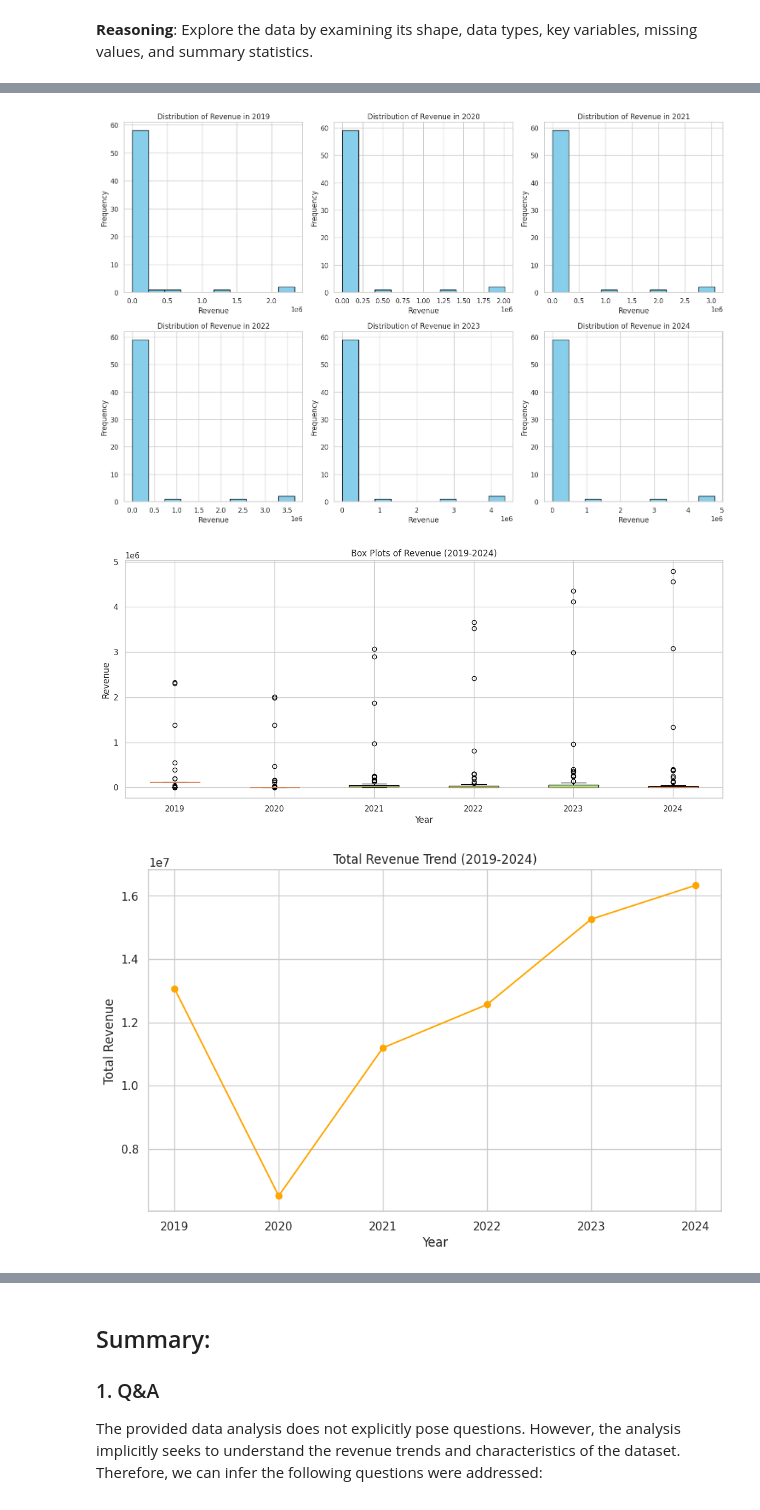
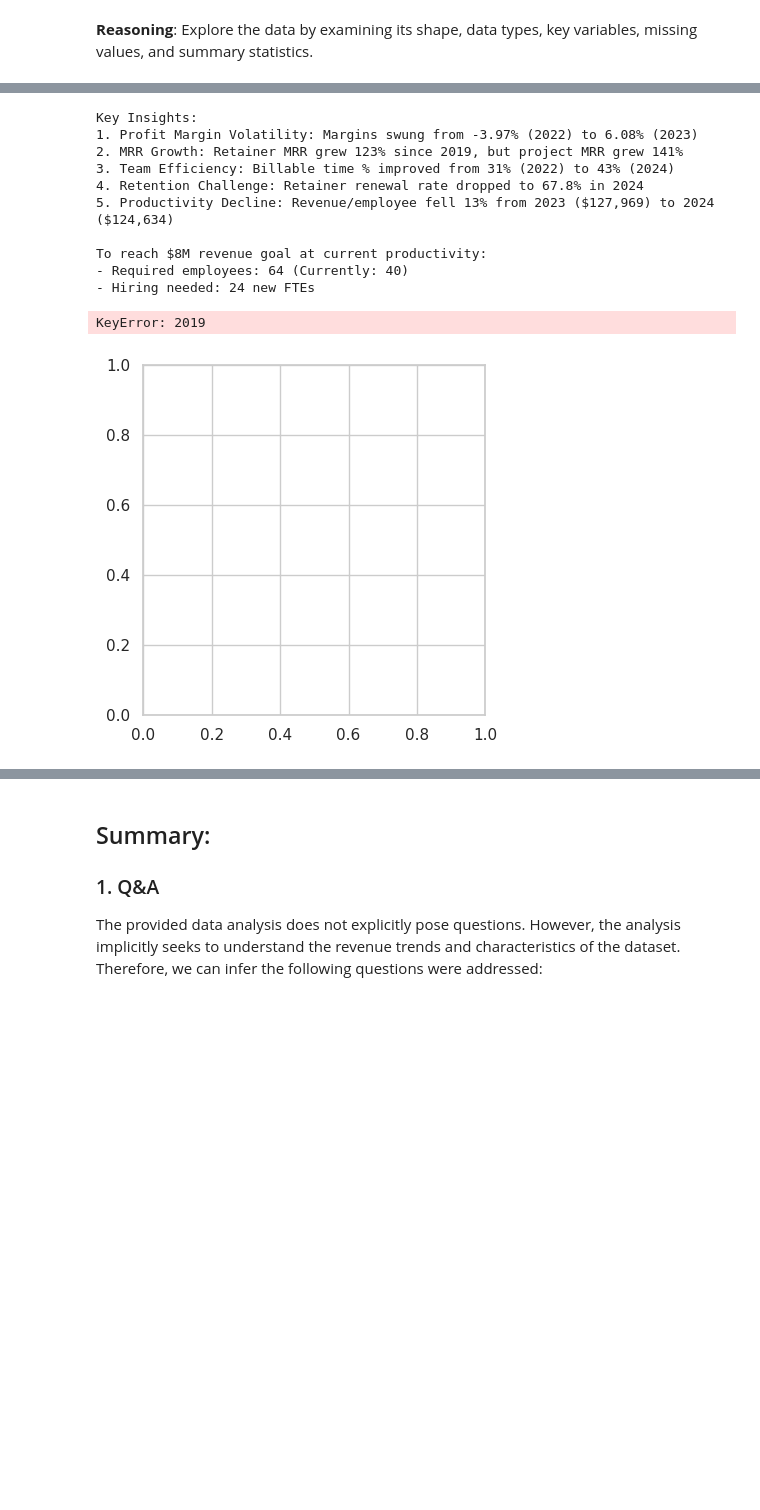
Before and after one commit to chipojaya1/pro_bono_dd, a Jupyter notebook: Efficiency_Report.ipynb, the cells around one changed output, grey strips where cells are left out. Saved outputs shown, nothing was run; the diff lists cells and outputs as text; code cells hidden in the pictures; blank space fills up the shorter version.

```diff
--- a/Efficiency_Report.ipynb
+++ b/Efficiency_Report.ipynb
@@ -24,11 +21,9 @@ Mounted at /content/drive
 # Load libraries for simple data analysis
 import pandas as pd
 import numpy as np
+import matplotlib.pyplot as plt
 import seaborn as sns
-import matplotlib.pyplot as plt
-import re
-
-sns.set(style='whitegrid')                  # Set visual style for seaborn images
+sns.set(style='whitegrid', palette='pastel')  # Set visual style for seaborn images
 
 import warnings
 warnings.simplefilter("ignore")
@@ -41,3 +30,3 @@ Here is all the data you need:
 # %%
 # Load the data
-data = '/content/drive/MyDrive/DDev/[GWU] DD Revenue Data.xlsx'
+file_path = '/content/drive/MyDrive/DDev/Revenue_DData.xlsx'
@@ -75,0 +33,7 @@ Explore the loaded data to understand its structure and characteristics.
+# %%
+# Creating dataframes
+all = pd.read_excel(file_path, sheet_name='Data')
+financial = pd.read_excel(file_path, sheet_name='Core Financial Metrics')
+team = pd.read_excel(file_path, sheet_name='Team Capacity Metrics')
+projects = pd.read_excel(file_path, sheet_name='Project or Retainer Perfomance')
+hiring = pd.read_excel(file_path, sheet_name='Hiring Attrition Metrics')
@@ -230,35 +264,42 @@ Generate histograms, box plots, and a line plot to visualize the distribution an
+# %%
+# Step 8: Strategic Insights
+print("\nKey Insights:")
+print("1. Profit Margin Volatility: Margins swung from -3.97% (2022) to 6.08% (2023)")
+print("2. MRR Growth: Retainer MRR grew 123% since 2019, but project MRR grew 141%")
+print("3. Team Efficiency: Billable time % improved from 31% (2022) to 43% (2024)")
+print("4. Retention Challenge: Retainer renewal rate dropped to 67.8% in 2024")
+print("5. Productivity Decline: Revenue/employee fell 13% from 2023 ($127,969) to 2024 ($124,634)")
+
+# Step 9: Forecast Requirements
+current_rev_per_employee = merged_data[merged_data.Year==2024]['Rev per Employee'].values[0]
+required_employees = 8_000_000 / current_rev_per_employee
+print(f"\nTo reach $8M revenue goal at current productivity:")
+print(f"- Required employees: {required_employees:.0f} (Currently: 40)")
+print(f"- Hiring needed: {required_employees - 40:.0f} new FTEs")
+# %% [output]
+Key Insights:
+1. Profit Margin Volatility: Margins swung from -3.97% (2022) to 6.08% (2023)
+2. MRR Growth: Retainer MRR grew 123% since 2019, but project MRR grew 141%
+3. Team Efficiency: Billable time % improved from 31% (2022) to 43% (2024)
+4. Retention Challenge: Retainer renewal rate dropped to 67.8% in 2024
+5. Productivity Decline: Revenue/employee fell 13% from 2023 ($127,969) to 2024 ($124,634)
+
+To reach $8M revenue goal at current productivity:
+- Required employees: 64 (Currently: 40)
+- Hiring needed: 24 new FTEs
 # %%
 import matplotlib.pyplot as plt
 
 # Histograms
 plt.figure(figsize=(15, 10))
 for i, col in enumerate([2019, 2020, 2021, 2022, 2023, 2024]):
     plt.subplot(2, 3, i + 1)
-    plt.hist(df[col], bins=10, color='skyblue', edgecolor='black')
+    plt.hist(all[col], bins=10, color='skyblue', edgecolor='black')
     plt.title(f'Distribution of Revenue in {col}')
     plt.xlabel('Revenue')
     plt.ylabel('Frequency')
 plt.tight_layout()
 plt.show()
-
-# Box plots
-plt.figure(figsize=(15, 6))
-plt.boxplot([df[col] for col in [2019, 2020, 2021, 2022, 2023, 2024]], labels=[2019, 2020, 2021, 2022, 2023, 2024], patch_artist=True, boxprops=dict(facecolor='lightgreen'))
-plt.title('Box Plots of Revenue (2019-2024)')
-plt.xlabel('Year')
-plt.ylabel('Revenue')
-plt.show()
-
-# Line plot of total revenue over time
-total_revenue_by_year = df[[2019, 2020, 2021, 2022, 2023, 2024]].sum(axis=0)
-plt.figure(figsize=(10, 6))
-plt.plot(total_revenue_by_year.index, total_revenue_by_year.values, marker='o', linestyle='-', color='orange')
-plt.title('Total Revenue Trend (2019-2024)')
-plt.xlabel('Year')
-plt.ylabel('Total Revenue')
-plt.grid(True)
-plt.show()
 # %% [output]
+KeyError: 2019
-[figure, old version]
+[figure, new version]
-[figure, removed]
-[figure, removed]
```
Also changed, not shown: parts of 55 cells of this notebook.
